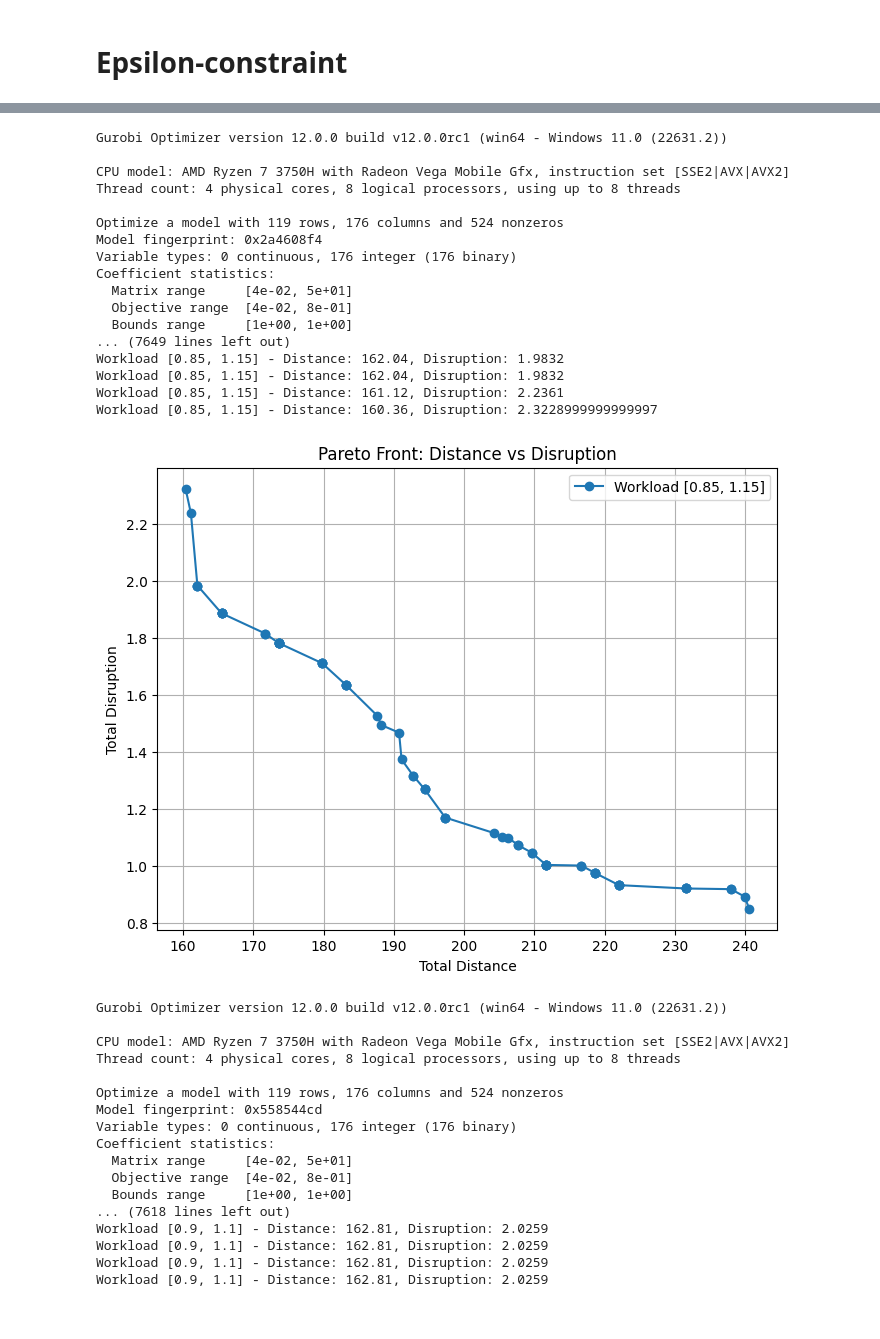
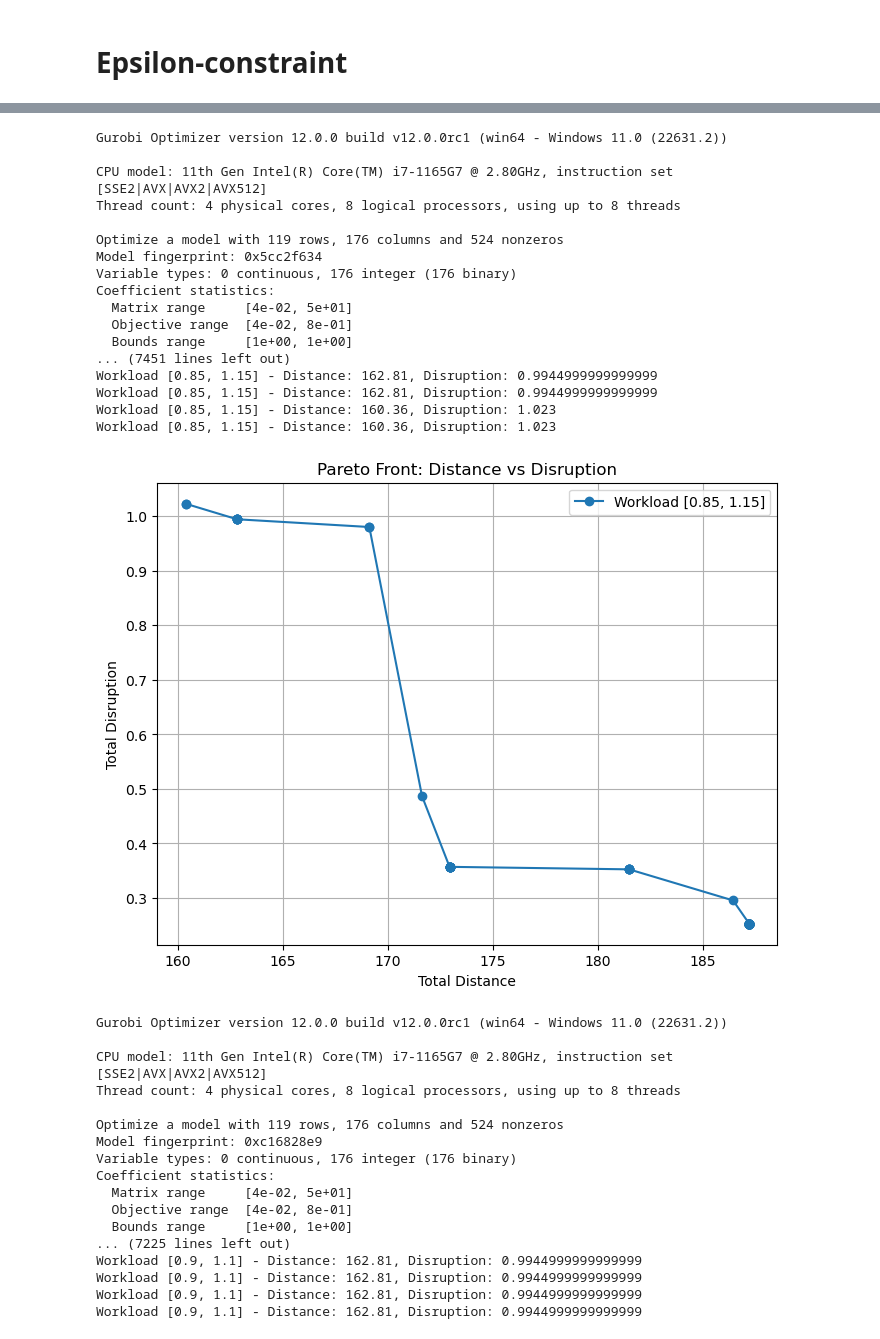
Before and after one commit to GabrielTrier/Project_SDP, a Jupyter notebook: main.ipynb, the cells around one changed output, grey strips where cells are left out. Drawn from its saved outputs; the diff is of its cells as text; code cells hidden in the pictures.

```diff
--- a/main.ipynb
+++ b/main.ipynb
@@ -154,10 +152,12 @@ workload_bounds = [(0.8, 1.2), (0.85, 1.15), (0.9, 1.1)]
 bricks, reps, distances, index_values = load_data()
 workload_bounds = [(0.8, 1.2), (0.85, 1.15), (0.9, 1.1)]
 
-# Initial assignment (example)
+# Initial assignment
 initial_assignment = {
-    1: 1, 2: 2, 3: 3, 4: 4, 5: 1, 6: 2, 7: 3, 8: 4, 9: 1, 10: 2, 11: 3, 12: 4,
-    13: 1, 14: 2, 15: 3, 16: 4, 17: 1, 18: 2, 19: 3, 20: 4, 21: 1, 22: 2
+    4: 1, 5: 1, 6: 1, 7: 1, 8: 1, 15: 1,   # SR 1
+    10: 2, 11: 2, 12: 2, 13: 2, 14: 2,     # SR 2
+    9: 3, 16: 3, 17: 3, 18: 3,             # SR 3
+    1: 4, 2: 4, 3: 4, 19: 4, 20: 4, 21: 4, 22: 4  # SR 4
 }
 
 
@@ -198,35 +198,35 @@ Workload [0.8, 1.2] - Distance: 154.99, Disruption: 2.1256
 Gurobi Optimizer version 12.0.0 build v12.0.0rc1 (win64 - Windows 11.0 (22631.2))
 
-CPU model: AMD Ryzen 7 3750H with Radeon Vega Mobile Gfx, instruction set [SSE2|AVX|AVX2]
+CPU model: 11th Gen Intel(R) Core(TM) i7-1165G7 @ 2.80GHz, instruction set [SSE2|AVX|AVX2|AVX512]
 Thread count: 4 physical cores, 8 logical processors, using up to 8 threads
 
 Optimize a model with 119 rows, 176 columns and 524 nonzeros
-Model fingerprint: 0x2a4608f4
+Model fingerprint: 0x5cc2f634
 Variable types: 0 continuous, 176 integer (176 binary)
 Coefficient statistics:
   Matrix range     [4e-02, 5e+01]
   Objective range  [4e-02, 8e-01]
   Bounds range     [1e+00, 1e+00]
-... (7649 lines left out)
-Workload [0.85, 1.15] - Distance: 162.04, Disruption: 1.9832
-Workload [0.85, 1.15] - Distance: 162.04, Disruption: 1.9832
-Workload [0.85, 1.15] - Distance: 161.12, Disruption: 2.2361
-Workload [0.85, 1.15] - Distance: 160.36, Disruption: 2.3228999999999997
+... (7451 lines left out)
+Workload [0.85, 1.15] - Distance: 162.81, Disruption: 0.9944999999999999
+Workload [0.85, 1.15] - Distance: 162.81, Disruption: 0.9944999999999999
+Workload [0.85, 1.15] - Distance: 160.36, Disruption: 1.023
+Workload [0.85, 1.15] - Distance: 160.36, Disruption: 1.023
-[figure, old version]
+[figure, new version]
 Gurobi Optimizer version 12.0.0 build v12.0.0rc1 (win64 - Windows 11.0 (22631.2))
 
-CPU model: AMD Ryzen 7 3750H with Radeon Vega Mobile Gfx, instruction set [SSE2|AVX|AVX2]
+CPU model: 11th Gen Intel(R) Core(TM) i7-1165G7 @ 2.80GHz, instruction set [SSE2|AVX|AVX2|AVX512]
 Thread count: 4 physical cores, 8 logical processors, using up to 8 threads
 
 Optimize a model with 119 rows, 176 columns and 524 nonzeros
-Model fingerprint: 0x558544cd
+Model fingerprint: 0xc16828e9
 Variable types: 0 continuous, 176 integer (176 binary)
 Coefficient statistics:
   Matrix range     [4e-02, 5e+01]
   Objective range  [4e-02, 8e-01]
   Bounds range     [1e+00, 1e+00]
-... (7618 lines left out)
-Workload [0.9, 1.1] - Distance: 162.81, Disruption: 2.0259
-Workload [0.9, 1.1] - Distance: 162.81, Disruption: 2.0259
-Workload [0.9, 1.1] - Distance: 162.81, Disruption: 2.0259
-Workload [0.9, 1.1] - Distance: 162.81, Disruption: 2.0259
+... (7225 lines left out)
+Workload [0.9, 1.1] - Distance: 162.81, Disruption: 0.9944999999999999
+Workload [0.9, 1.1] - Distance: 162.81, Disruption: 0.9944999999999999
+Workload [0.9, 1.1] - Distance: 162.81, Disruption: 0.9944999999999999
+Workload [0.9, 1.1] - Distance: 162.81, Disruption: 0.9944999999999999
```
Also changed, not shown: parts of 4 cells of this notebook.
